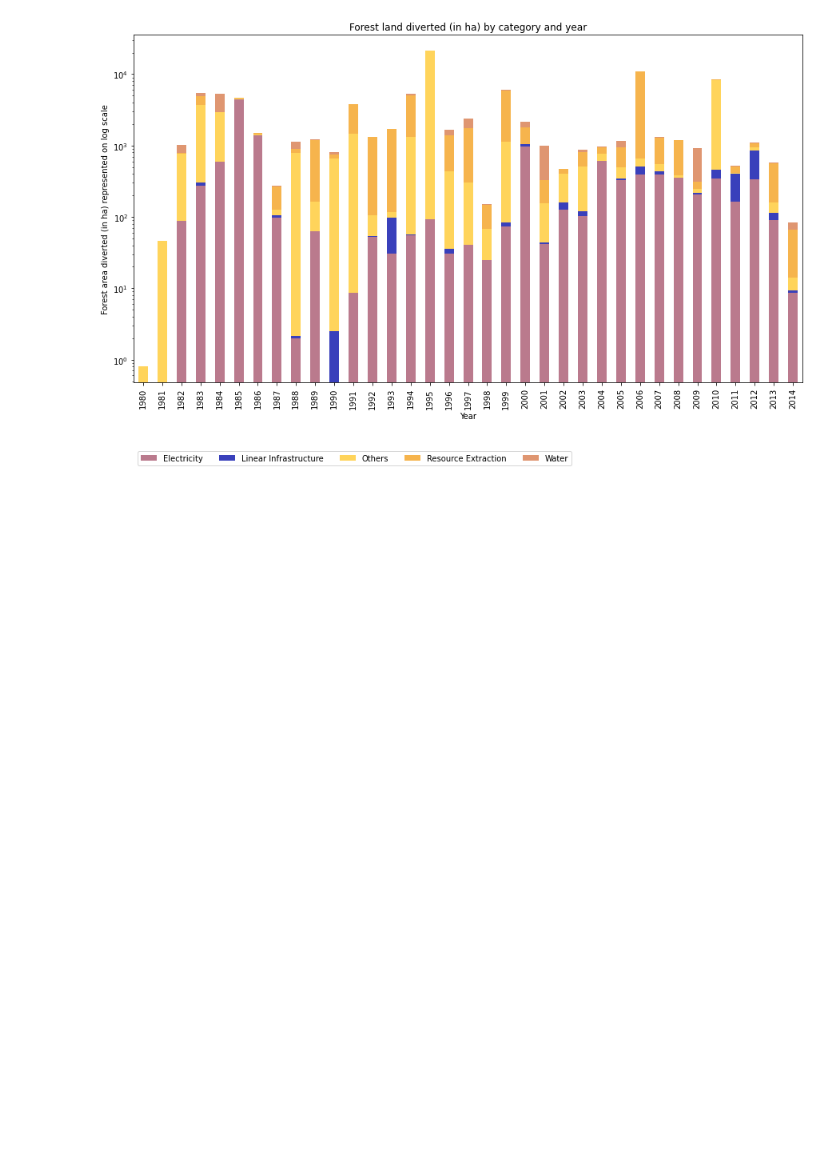
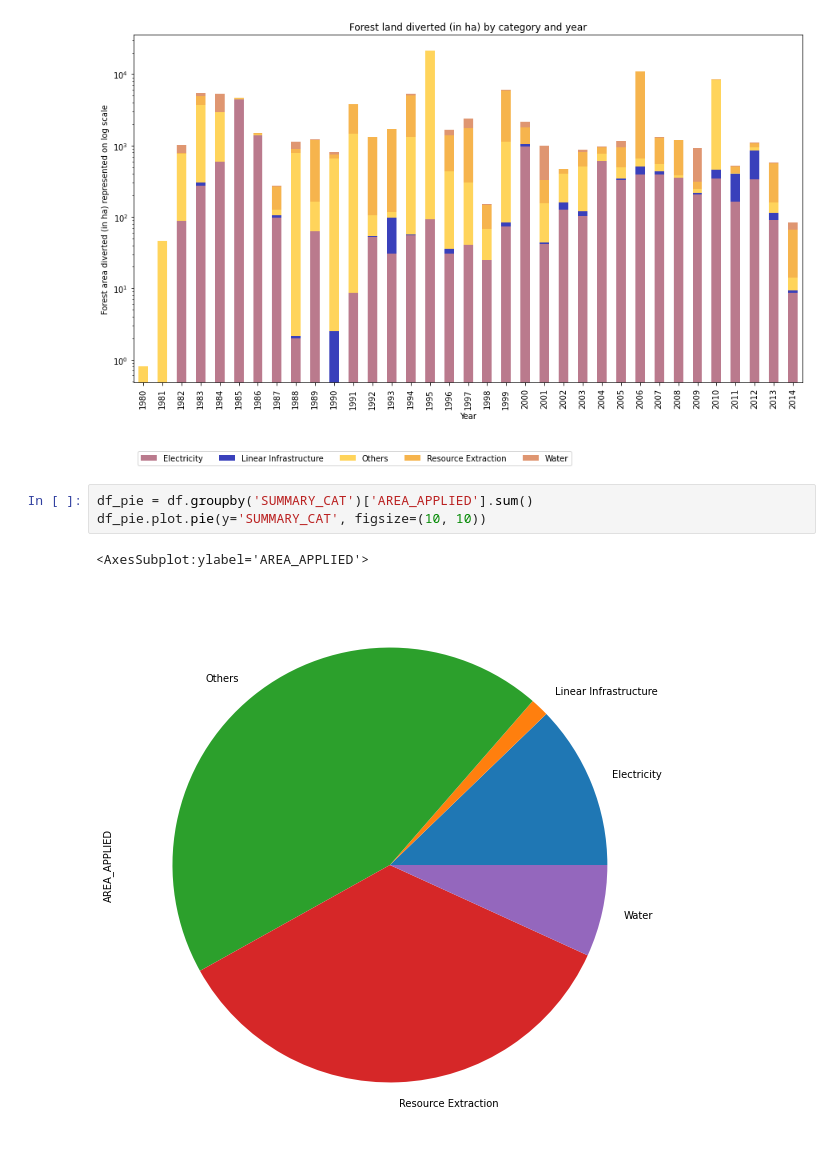
Before and after one commit to VwakeM/ForestClearanceKMLs, a Jupyter notebook: ForestLossVisualization.ipynb, the cells around one changed output. Saved outputs shown, nothing was run; the diff lists cells and outputs as text; blank space fills up the shorter version.

```diff
--- a/ForestLossVisualization.ipynb
+++ b/ForestLossVisualization.ipynb
@@ -50,3 +59,9 @@ plt.xlabel("Year")
 # %% [output]
 Text(0.5, 0, 'Year')
 [figure]
+# %%
+df_pie = df.groupby('SUMMARY_CAT')['AREA_APPLIED'].sum()
+df_pie.plot.pie(y='SUMMARY_CAT', figsize=(10, 10))
+# %% [output]
+<AxesSubplot:ylabel='AREA_APPLIED'>
+[figure, added]
```
Also changed, not shown: parts of 4 cells of this notebook.
